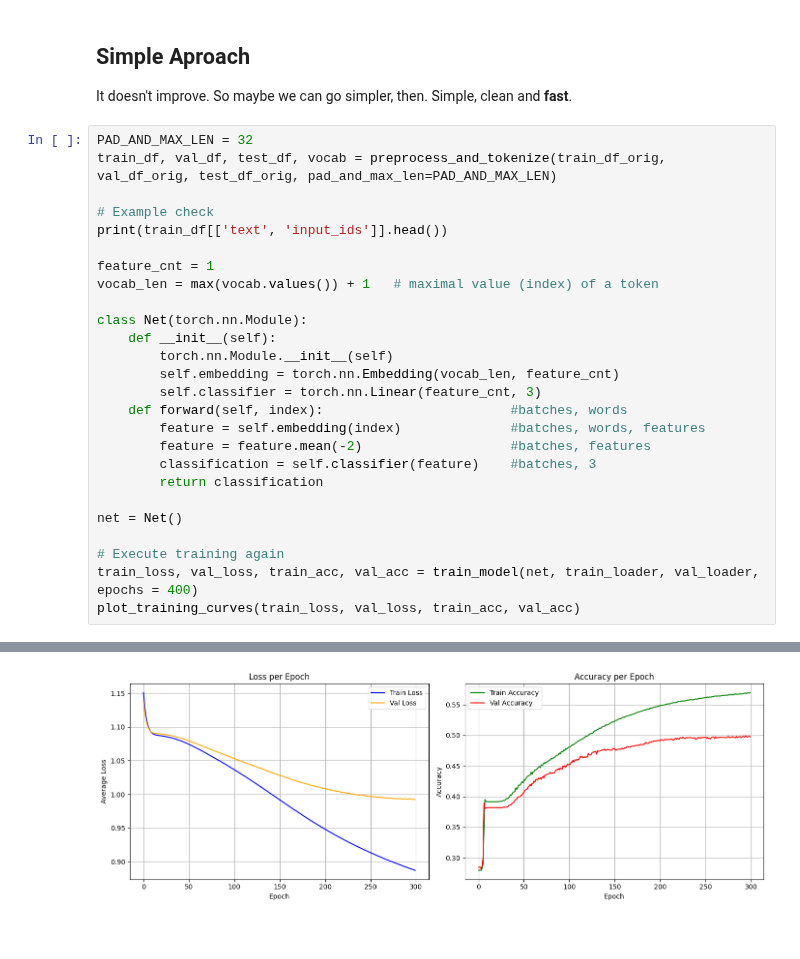
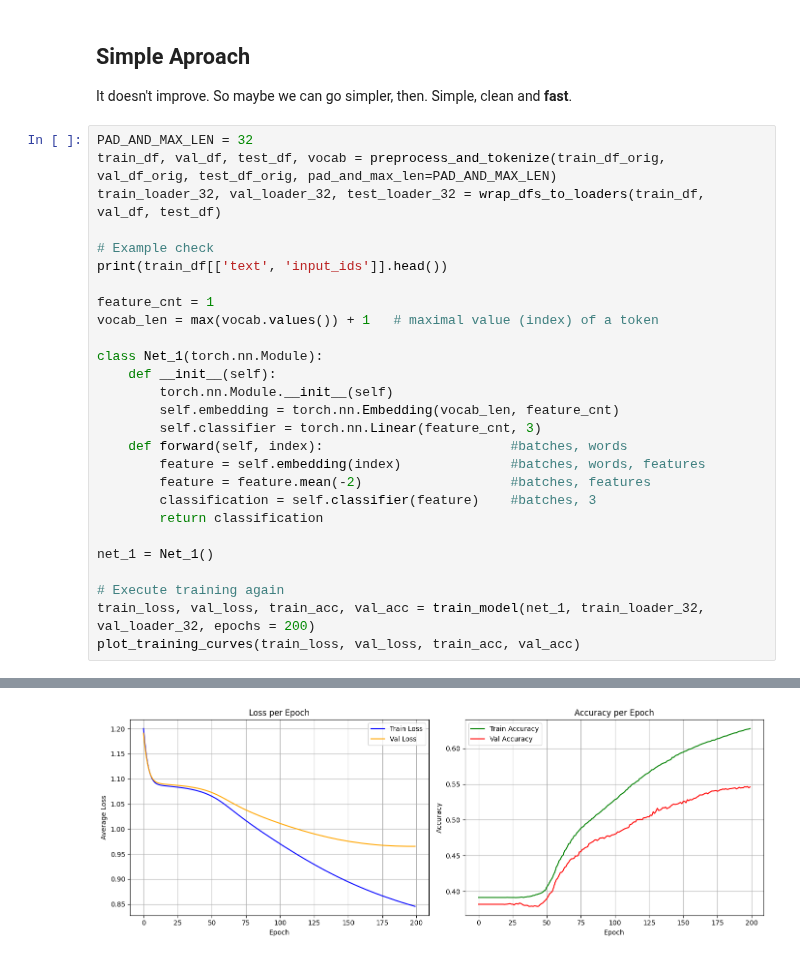
Before and after one commit to roguxivlo/Machine-Learning-2024, a Jupyter notebook: Lab12_nlp-introduction.ipynb, the cells around one changed output, grey strips where cells are left out. Cells and saved outputs as stored; diff of their text form.

```diff
--- a/Lab12_nlp-introduction.ipynb
+++ b/Lab12_nlp-introduction.ipynb
@@ -519,6 +530,7 @@ It doesn't improve. So maybe we can go simpler, then. Simple, clean and **fast**
 # %%
 PAD_AND_MAX_LEN = 32
 train_df, val_df, test_df, vocab = preprocess_and_tokenize(train_df_orig, val_df_orig, test_df_orig, pad_and_max_len=PAD_AND_MAX_LEN)
+train_loader_32, val_loader_32, test_loader_32 = wrap_dfs_to_loaders(train_df, val_df, test_df)
 
 # Example check
 print(train_df[['text', 'input_ids']].head())
@@ -526,7 +538,7 @@ print(train_df[['text', 'input_ids']].head())
 feature_cnt = 1
 vocab_len = max(vocab.values()) + 1   # maximal value (index) of a token
 
-class Net(torch.nn.Module):
+class Net_1(torch.nn.Module):
     def __init__(self):
         torch.nn.Module.__init__(self)
         self.embedding = torch.nn.Embedding(vocab_len, feature_cnt)
@@ -537,10 +549,10 @@ class Net(torch.nn.Module):
         classification = self.classifier(feature)    #batches, 3
         return classification
 
-net = Net()
+net_1 = Net_1()
 
 # Execute training again
-train_loss, val_loss, train_acc, val_acc = train_model(net, train_loader, val_loader, epochs = 400)
+train_loss, val_loss, train_acc, val_acc = train_model(net_1, train_loader_32, val_loader_32, epochs = 200)
 plot_training_curves(train_loss, val_loss, train_acc, val_acc)
 # %% [output]
                                                 text  \
@@ -563 +575 @@ Elapsed time: 161.33 seconds
-[figure, old version]
+[figure, new version]
```
Also changed, not shown: parts of 11 cells of this notebook.
